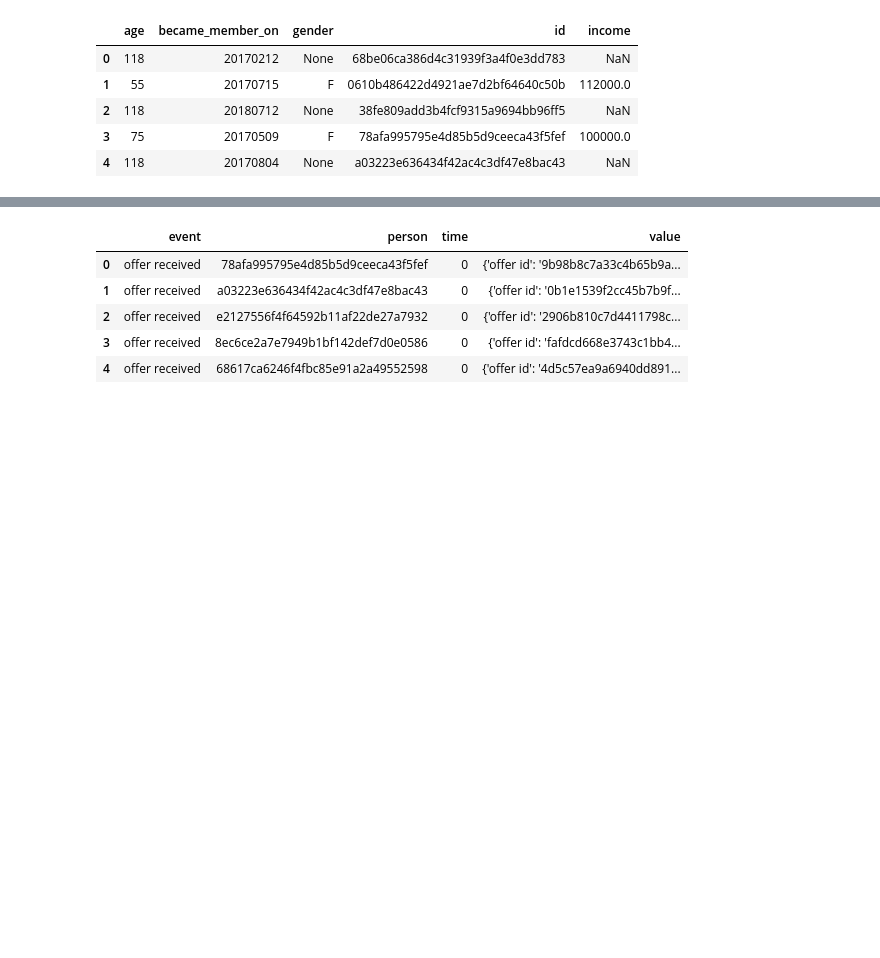
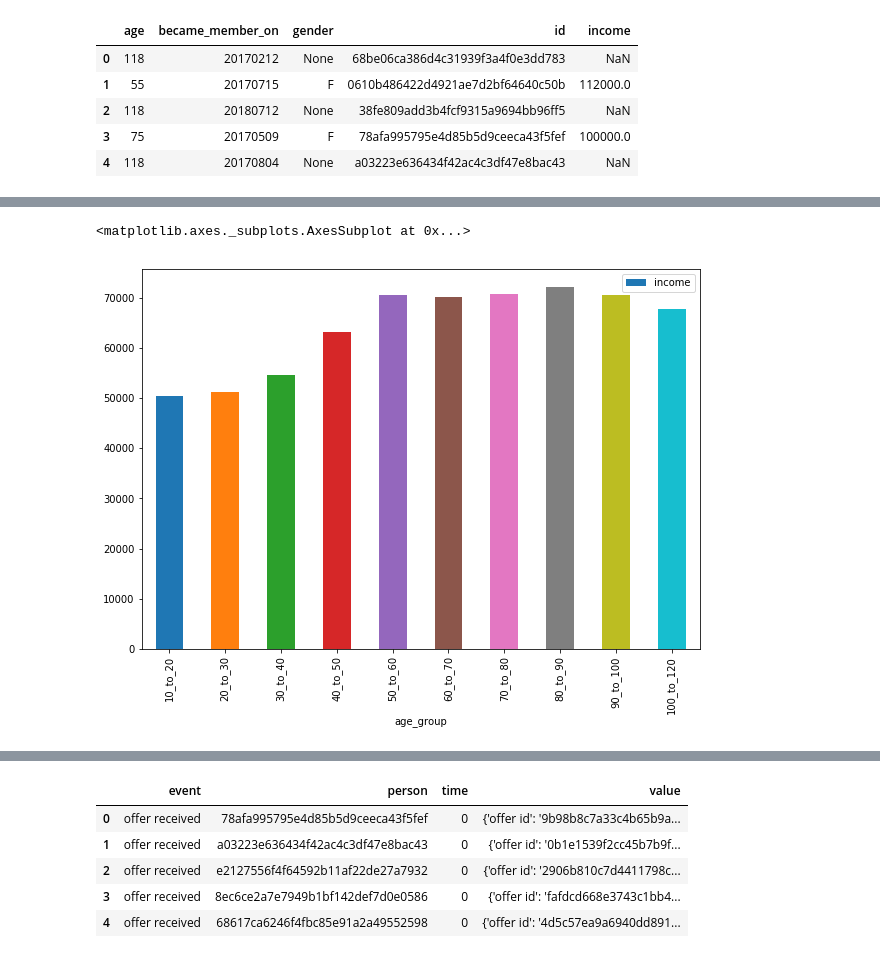
Before and after one commit to mxolisi/starbucks_coffee, a Jupyter notebook: Starbucks_Capstone_notebook.ipynb, the cells around one changed output, grey strips where cells are left out. Cells and saved outputs as stored; diff of their text form; code cells hidden in the pictures; blank space fills up the shorter version.

```diff
--- a/Starbucks_Capstone_notebook.ipynb
+++ b/Starbucks_Capstone_notebook.ipynb
@@ -121,0 +199,4 @@ profile.head()
+# %%
+mean_income_by_age_group=profile.groupby('age_group')['income'].mean().to_frame()
+# %%
+mean_income_by_age_group=mean_income_by_age_group.reset_index()
@@ -121,0 +215,5 @@ profile.head()
+# %%
+mean_income_by_age_group.plot.bar(x='age_group',y='income',figsize=(10,7))
+# %% [output]
+<matplotlib.axes._subplots.AxesSubplot at 0x...>
+[figure, added]
```
Also changed, not shown: parts of 120 cells of this notebook.
